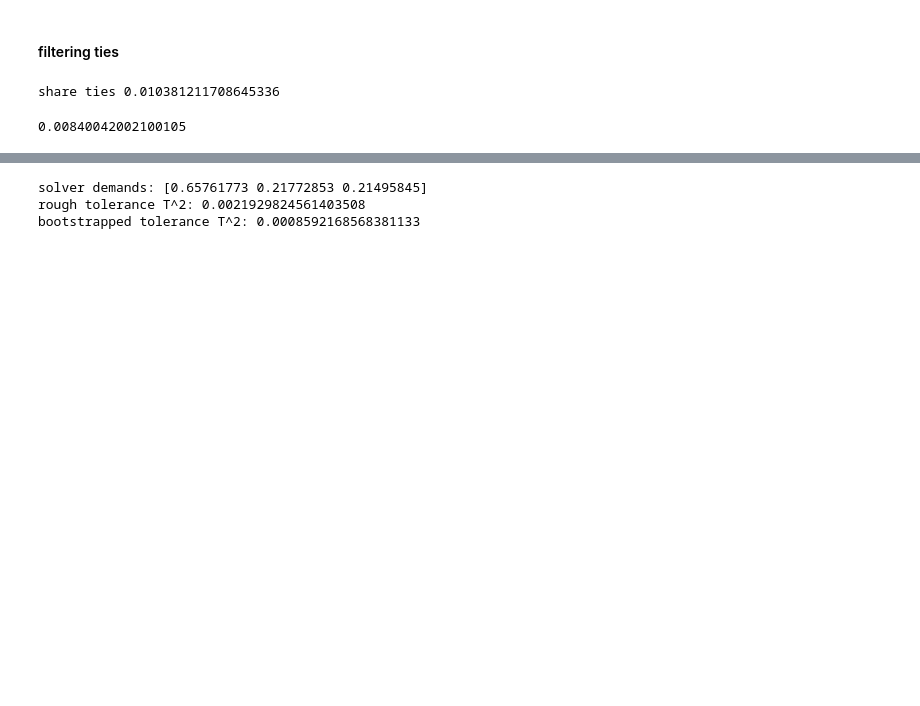
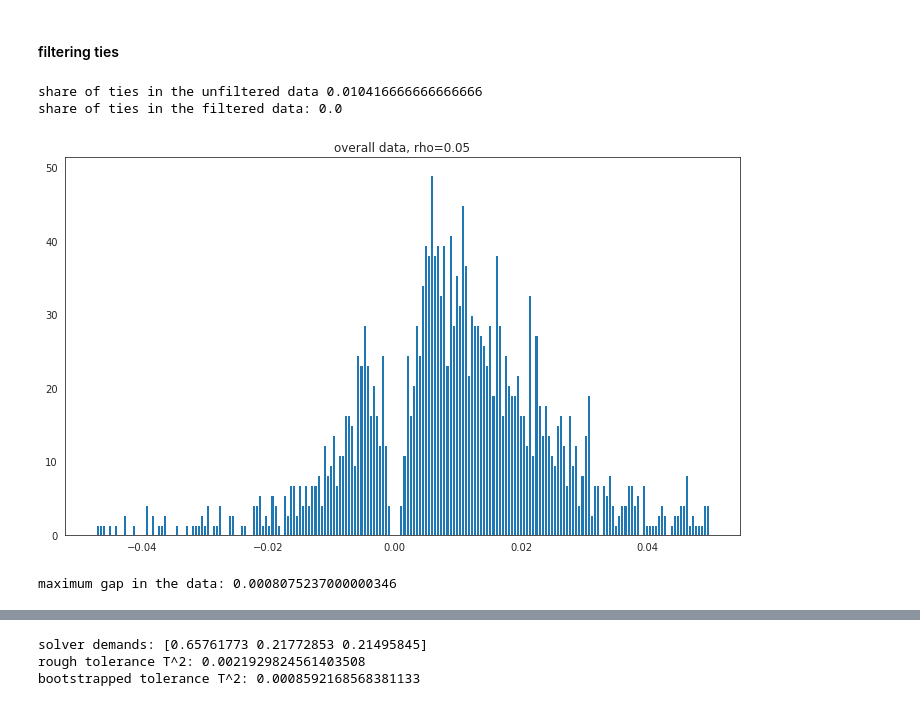
Before and after one commit to sylvaingchassang/missing_bids, a Jupyter notebook: notebooks/example_tsuchiura.ipynb, the cells around one changed output, grey strips where cells are left out. Cells and saved outputs as stored; diff of their text form; code cells hidden in the pictures; blank space fills up the shorter version.

```diff
--- a/notebooks/example_tsuchiura.ipynb
+++ b/notebooks/example_tsuchiura.ipynb
@@ -90,12 +86,22 @@ filter_ties = auction_data.FilterTies(tolerance=.0001)
 #### filtering ties
 # %%
 filter_ties = auction_data.FilterTies(tolerance=.0001)
-share_ties = filter_ties.get_ties(tsuchiura_data).mean()
-print('share ties {}'.format(share_ties))
+share_ties = filter_ties.get_ties(tsuchiura_before_min_price).mean()
+print('share of ties in the unfiltered data {}'.format(share_ties))
 
-filtered_data = filter_ties(tsuchiura_data)
-filter_ties.get_ties(filtered_data).mean()
+filtered_data = filter_ties(tsuchiura_before_min_price)
+print('share of ties in the filtered data: {}'.format(
+    filter_ties.get_ties(filtered_data).mean()))
 # %% [output]
-share ties 0.010381211708645336
+share of ties in the unfiltered data 0.010416666666666666
+share of ties in the filtered data: 0.0
-0.00840042002100105
+# %%
+delta = filtered_data.df_bids.norm_bid - filtered_data.df_bids.most_competitive
+rho = .05
+delta = delta[delta.between(-rho, rho)]
+hist_plot(delta, 'overall data, rho={}'.format(rho))
+print('maximum gap in the data: {}'.format(np.min(np.abs(delta))))
+# %% [output]
+[figure, added]
+maximum gap in the data: 0.0008075237000000346
 # %%
```
Also changed, not shown: parts of 12 cells of this notebook.
